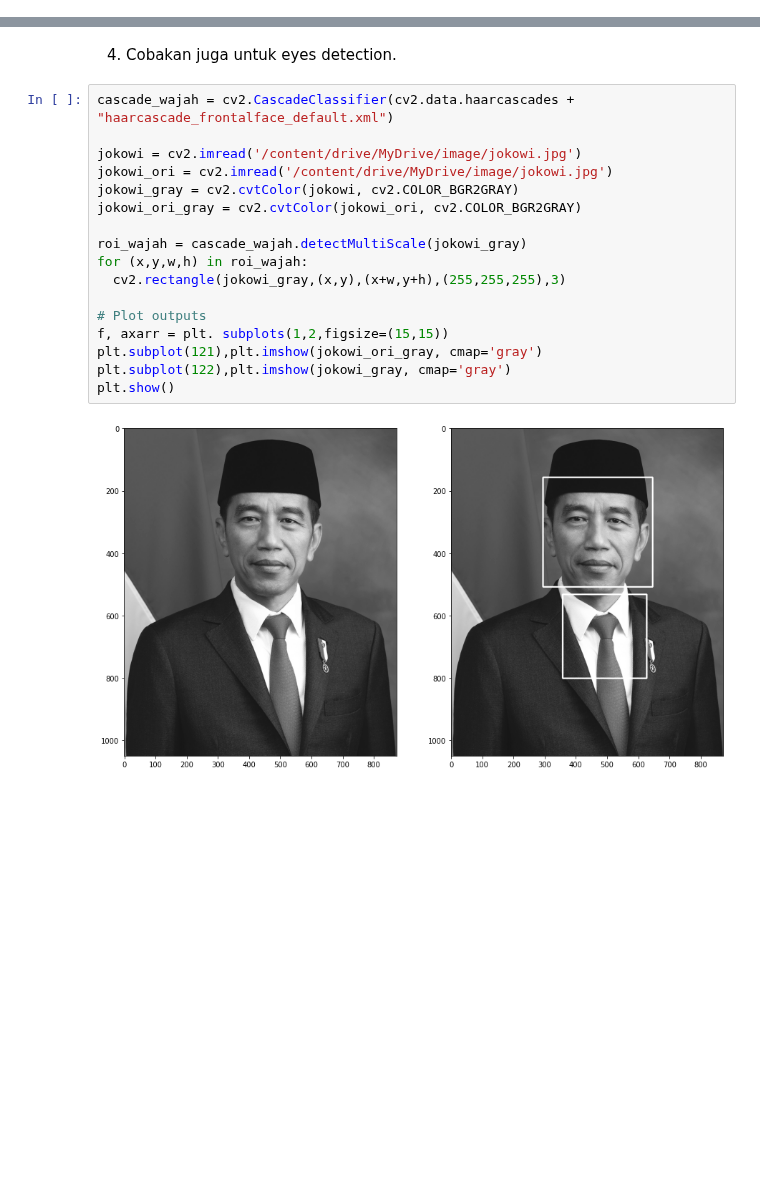
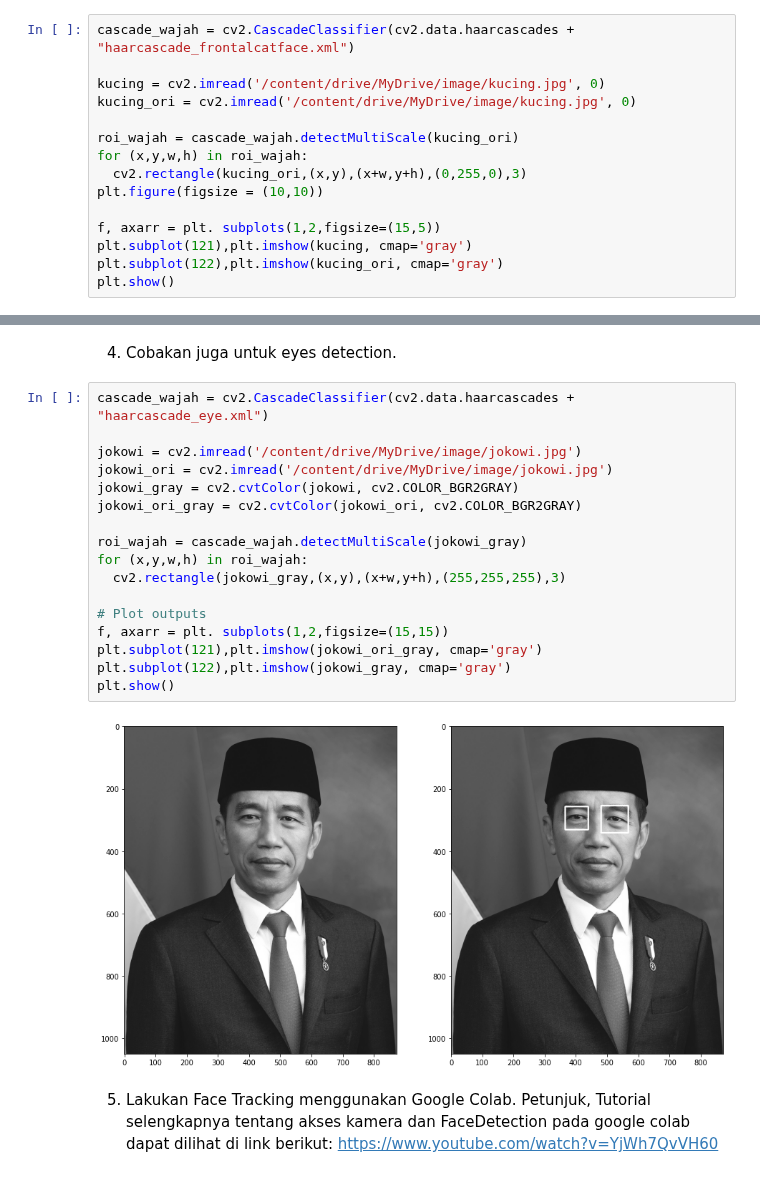
Before and after one commit to mukhammadarifin/PCVK_Genap_2021, a Jupyter notebook: Minggu_12.ipynb, the cells around one changed output, grey strips where cells are left out. Drawn from its saved outputs; the diff is of its cells as text; blank space fills up the shorter version.

```diff
--- a/Minggu_12.ipynb
+++ b/Minggu_12.ipynb
@@ -106,3 +106,18 @@ kucing hingga muncul rectangle pada bagian wajahnya. Petunjuk pada soal ini,
 perhatikan pretrained features yang telah disediakan OpenCV. Gunakan xml yang ada
 jika memang telah disediakan. Jika belum ada, coba cari dengan searching melalui
 search engines.
+# %%
+cascade_wajah = cv2.CascadeClassifier(cv2.data.haarcascades + "haarcascade_frontalcatface.xml")
+
+kucing = cv2.imread('/content/drive/MyDrive/image/kucing.jpg', 0)
+kucing_ori = cv2.imread('/content/drive/MyDrive/image/kucing.jpg', 0)
+
+roi_wajah = cascade_wajah.detectMultiScale(kucing_ori)
+for (x,y,w,h) in roi_wajah:
+  cv2.rectangle(kucing_ori,(x,y),(x+w,y+h),(0,255,0),3)
+plt.figure(figsize = (10,10))
+
+f, axarr = plt. subplots(1,2,figsize=(15,5))
+plt.subplot(121),plt.imshow(kucing, cmap='gray')
+plt.subplot(122),plt.imshow(kucing_ori, cmap='gray')
+plt.show()
@@ -109,21 +127,25 @@ search engines.
 # %% [markdown]
 4.   Cobakan juga untuk eyes detection.
 # %%
-cascade_wajah = cv2.CascadeClassifier(cv2.data.haarcascades + "haarcascade_frontalface_default.xml")
+cascade_wajah = cv2.CascadeClassifier(cv2.data.haarcascades + "haarcascade_eye.xml")
 
 jokowi = cv2.imread('/content/drive/MyDrive/image/jokowi.jpg')
 jokowi_ori = cv2.imread('/content/drive/MyDrive/image/jokowi.jpg')
 jokowi_gray = cv2.cvtColor(jokowi, cv2.COLOR_BGR2GRAY)
 jokowi_ori_gray = cv2.cvtColor(jokowi_ori, cv2.COLOR_BGR2GRAY)
 
 roi_wajah = cascade_wajah.detectMultiScale(jokowi_gray)
 for (x,y,w,h) in roi_wajah:
   cv2.rectangle(jokowi_gray,(x,y),(x+w,y+h),(255,255,255),3)
 
 # Plot outputs
 f, axarr = plt. subplots(1,2,figsize=(15,15))
 plt.subplot(121),plt.imshow(jokowi_ori_gray, cmap='gray')
 plt.subplot(122),plt.imshow(jokowi_gray, cmap='gray')
 plt.show()
 # %% [output]
-[figure, old version]
+[figure, new version]
+# %% [markdown]
+5.  Lakukan Face Tracking menggunakan Google Colab. Petunjuk, Tutorial selengkapnya
+tentang akses kamera dan FaceDetection pada google colab dapat dilihat di link
+berikut: https://www.youtube.com/watch?v=YjWh7QvVH60
```
Also changed, not shown: parts of 1 cell of this notebook.
